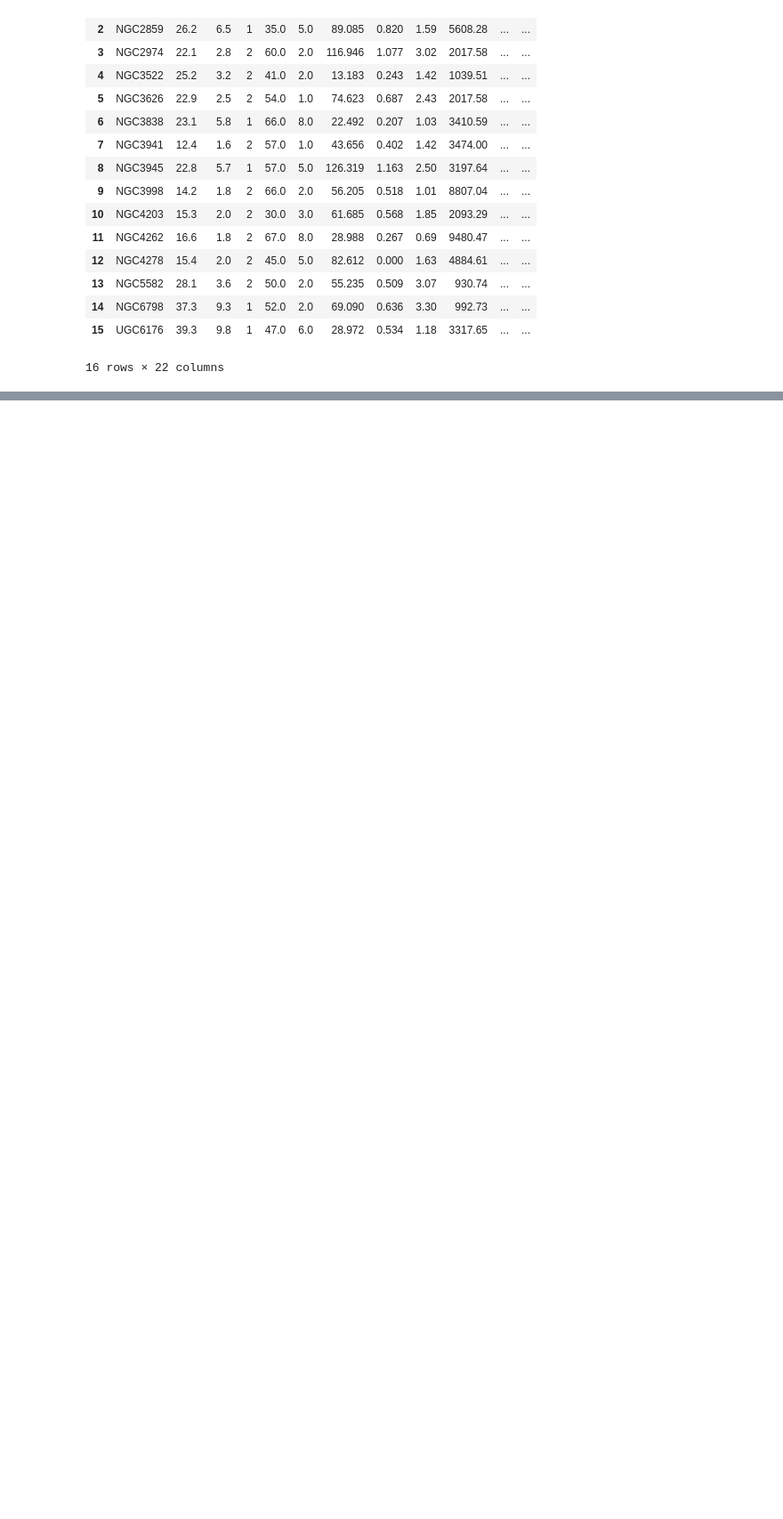
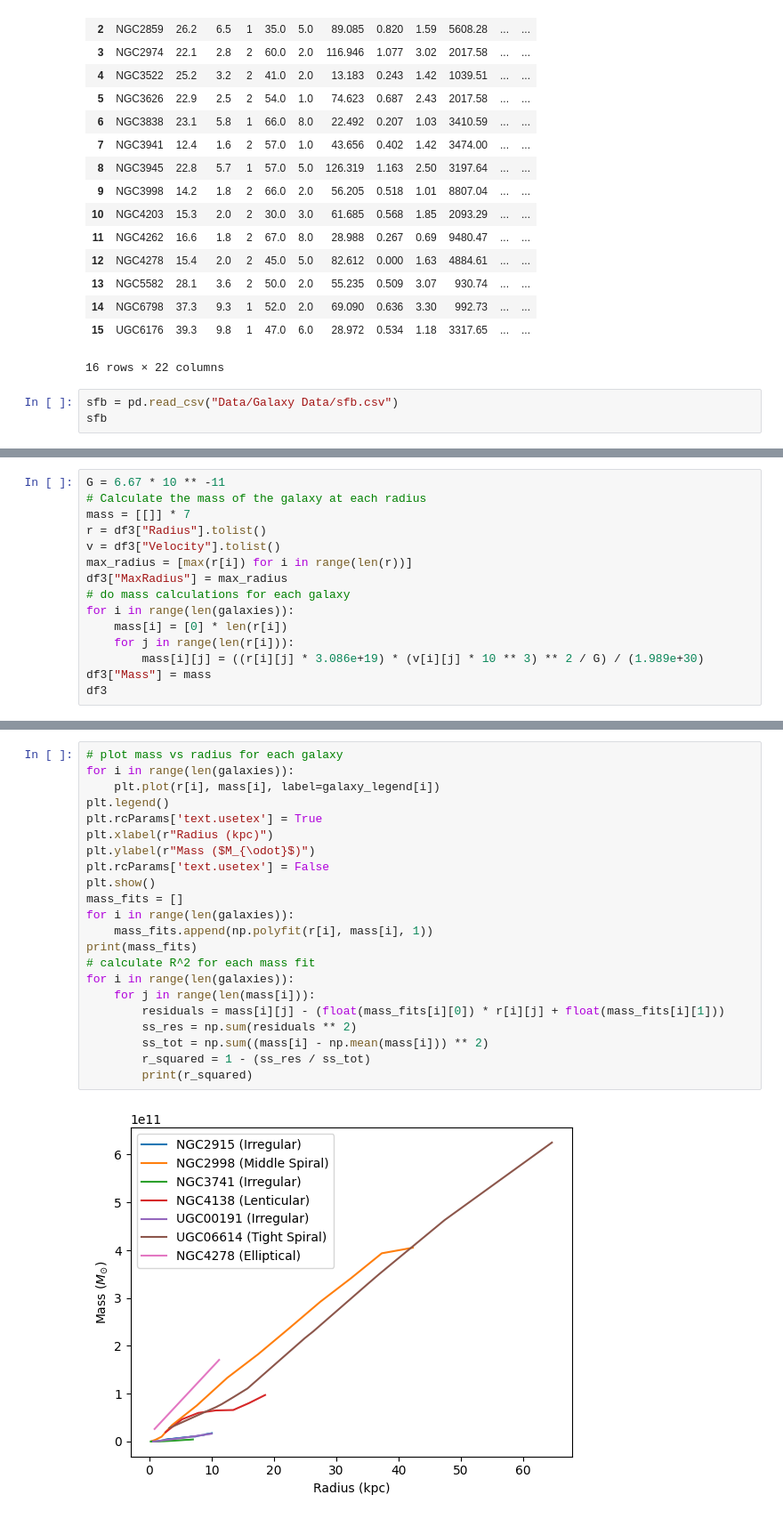
Before and after one commit to Jminding/ComputationalAstrophysics, a Jupyter notebook: Python/qualityflags.ipynb, the cells around one changed output, grey strips where cells are left out. Shown at 89% size. Cells and saved outputs as stored; diff of their text form; blank space fills up the shorter version.

Commit message:
figured out the graphs

```diff
--- a/Python/qualityflags.ipynb
+++ b/Python/qualityflags.ipynb
@@ -204,3 +223,6 @@ df2
 | 14 | NGC6798 | 37.3 | 9.3 | 1 | 52.0 | 2.0 | 69.090 | 0.636 | 3.30 | 992.73 | ... | ... |
 | 15 | UGC6176 | 39.3 | 9.8 | 1 | 47.0 | 6.0 | 28.972 | 0.534 | 1.18 | 3317.65 | ... | ... |
 16 rows × 22 columns
+# %%
+sfb = pd.read_csv("Data/Galaxy Data/sfb.csv")
+sfb
@@ -324,0 +387,15 @@ df_new
+# %%
+G = 6.67 * 10 ** -11
+# Calculate the mass of the galaxy at each radius
+mass = [[]] * 7
+r = df3["Radius"].tolist()
+v = df3["Velocity"].tolist()
+max_radius = [max(r[i]) for i in range(len(r))]
+df3["MaxRadius"] = max_radius
+# do mass calculations for each galaxy
+for i in range(len(galaxies)):
+    mass[i] = [0] * len(r[i])
+    for j in range(len(r[i])):
+        mass[i][j] = ((r[i][j] * 3.086e+19) * (v[i][j] * 10 ** 3) ** 2 / G) / (1.989e+30)
+df3["Mass"] = mass
+df3
@@ -324,0 +411,24 @@ df_new
+# %%
+# plot mass vs radius for each galaxy
+for i in range(len(galaxies)):
+    plt.plot(r[i], mass[i], label=galaxy_legend[i])
+plt.legend()
+plt.rcParams['text.usetex'] = True
+plt.xlabel(r"Radius (kpc)")
+plt.ylabel(r"Mass ($M_{\odot}$)")
+plt.rcParams['text.usetex'] = False
+plt.show()
+mass_fits = []
+for i in range(len(galaxies)):
+    mass_fits.append(np.polyfit(r[i], mass[i], 1))
+print(mass_fits)
+# calculate R^2 for each mass fit
+for i in range(len(galaxies)):
+    for j in range(len(mass[i])):
+        residuals = mass[i][j] - (float(mass_fits[i][0]) * r[i][j] + float(mass_fits[i][1]))
+        ss_res = np.sum(residuals ** 2)
+        ss_tot = np.sum((mass[i] - np.mean(mass[i])) ** 2)
+        r_squared = 1 - (ss_res / ss_tot)
+        print(r_squared)
+# %% [output]
+[figure, added]
```
Also changed, not shown: parts of 19 cells of this notebook, 8 other files.
